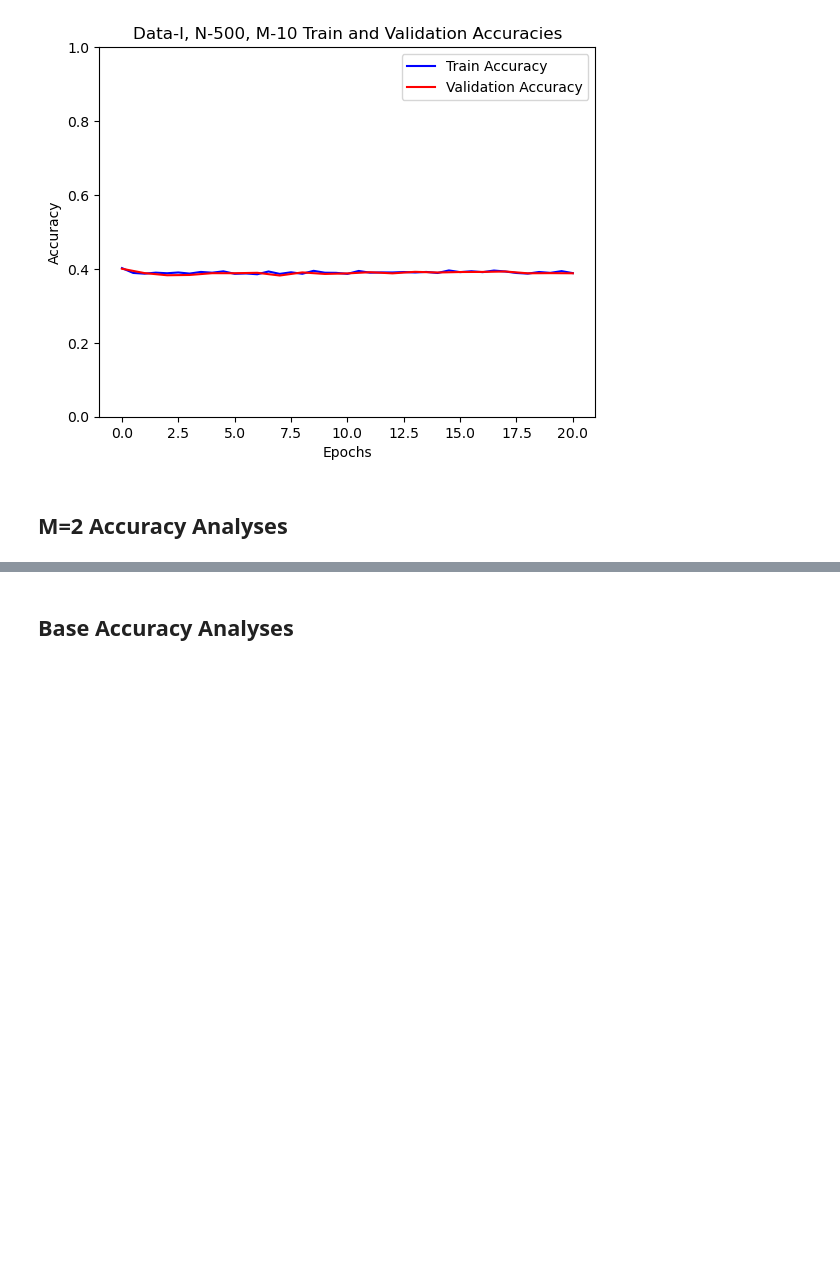
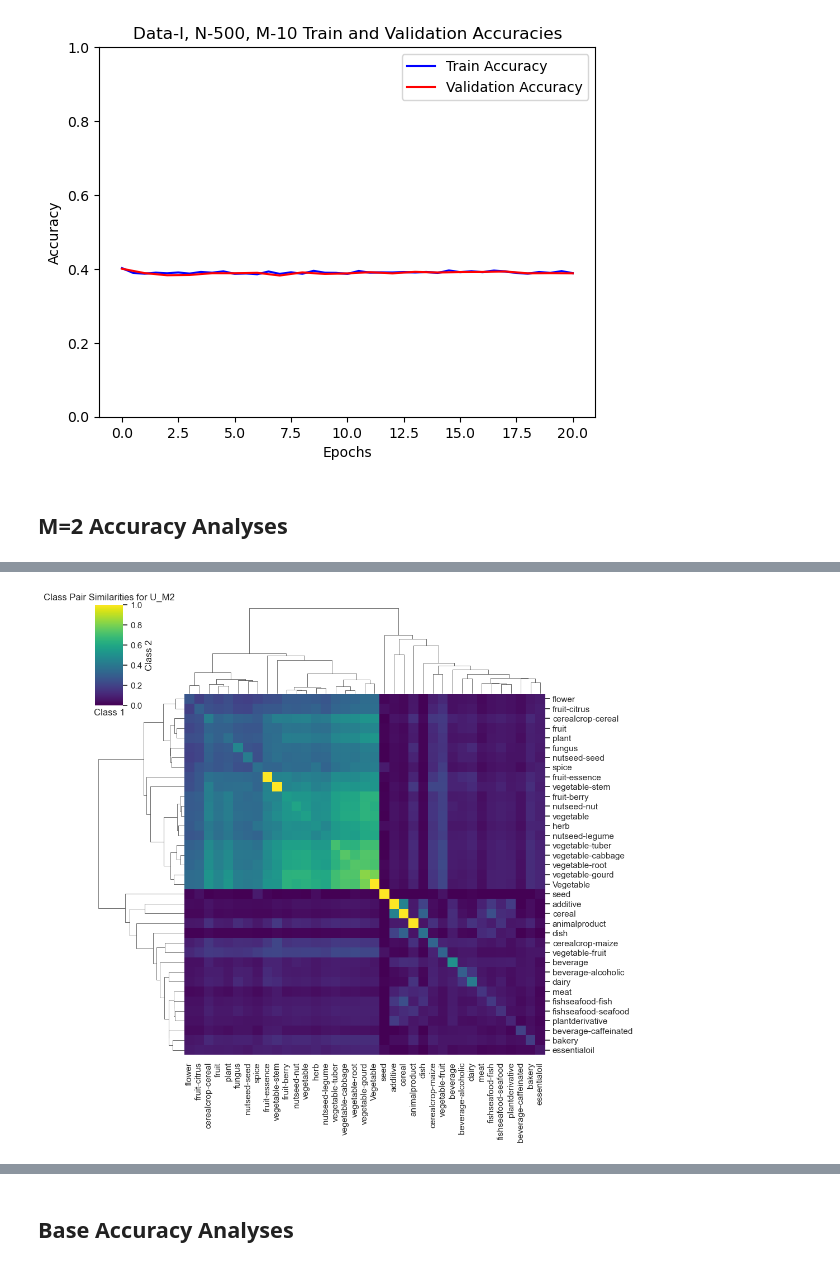
Before and after one commit to jhsieh731/odorWorld, a Jupyter notebook: pipeline/plots.ipynb, the cells around one changed output, grey strips where cells are left out. Saved outputs shown, nothing was run; the diff lists cells and outputs as text; code cells hidden in the pictures; blank space fills up the shorter version.

```diff
--- a/pipeline/plots.ipynb
+++ b/pipeline/plots.ipynb
@@ -314,0 +298,10 @@ plt.show()
+# %%
+# hierarchical clustering for class pair similarities
+sns.clustermap(map_similarities, xticklabels=classes, yticklabels=classes, cmap='viridis')
+plt.xlabel('Class 1')
+plt.ylabel('Class 2')
+plt.title(f'Class Pair Similarities for {DSET_TYPE}_M{M}')
+plt.savefig(f'../figures/{DSET_TYPE}_pair_similarities_heatmap')
+plt.show()
+# %% [output]
+[figure, added]
```
Also changed, not shown: parts of 15 cells of this notebook, 33 other files.
